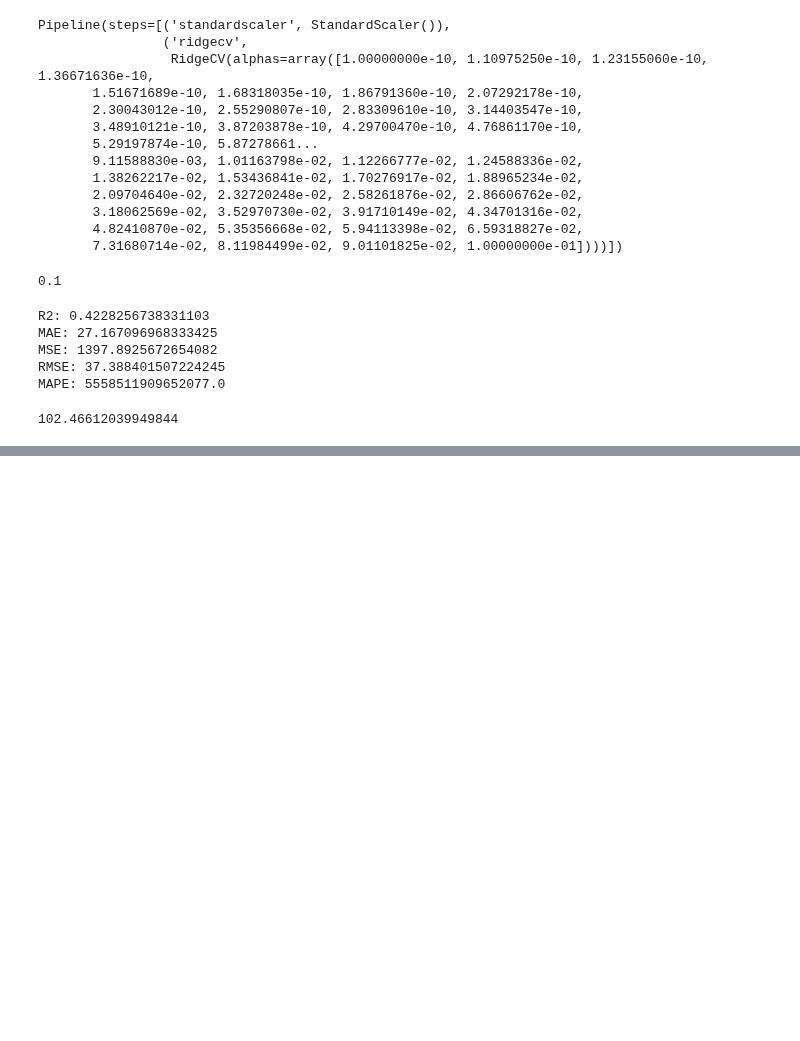
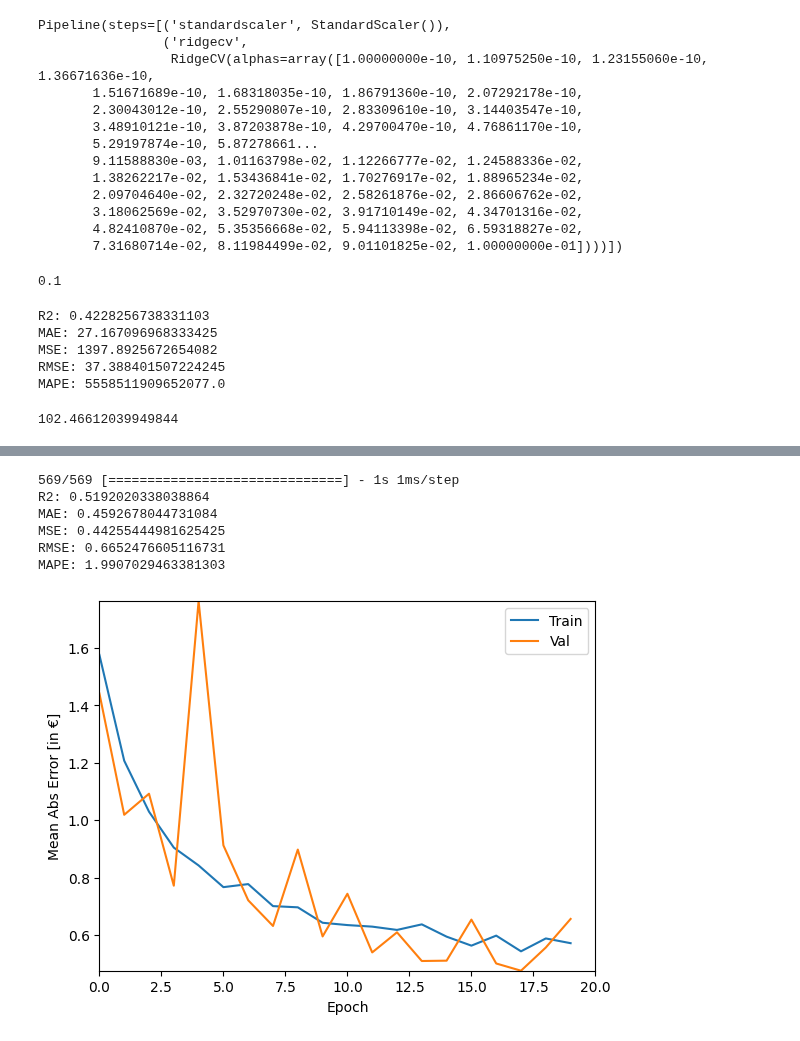
Before and after one commit to hochschule-pforzheim/project-st23-team-f23, a Jupyter notebook: 3_Regression.ipynb, the cells around one changed output, grey strips where cells are left out. Saved outputs shown, nothing was run; the diff lists cells and outputs as text; code cells hidden in the pictures; blank space fills up the shorter version.

```diff
--- a/3_Regression.ipynb
+++ b/3_Regression.ipynb
@@ -447,0 +352,7 @@ maindf.adr.mean()
+# %%
+X_scaled = maindf_scaled.drop(columns='adr')
+y_scaled = maindf_scaled.is_canceled
+# %%
+from sklearn.model_selection import train_test_split
+X_train, X_test, y_train, y_test = train_test_split(X, y, test_size=0.2, random_state=42, shuffle = True)
+X_train_scaled, X_test_scaled, y_train_scaled, y_test_scaled = train_test_split(X_scaled, y_scaled, test_size=0.2, random_state=42, shuffle = True)
@@ -447,0 +396,28 @@ maindf.adr.mean()
+# %%
+import matplotlib.pyplot as plt
+def plot_history(history):
+  plt.figure()
+  plt.xlabel('Epoch')
+  plt.ylabel('Mean Abs Error [in €]')
+  plt.plot(history.epoch, np.array(history.history['mae']),
+           label='Train')
+  plt.plot(history.epoch, np.array(history.history['val_mae']),
+           label = 'Val')
+  plt.legend()
+  plt.ylim([min(history.history['val_mae']),max(history.history['val_mae'])])
+  plt.xlim([0,20])
+
+def plot_prediction(test_labels, test_predictions):
+  plt.figure()
+  plt.scatter(test_labels, test_predictions)
+  plt.xlabel('True Values')
+  plt.ylabel('Predictions')
+  plt.axis('equal')
+  plt.xlim([-10, 100])
+  plt.ylim([-30, 30])
+  _ = plt.plot([-10, 10],[-10,10])
+# %%
+EPOCHS = 20
+
+history_scaled = model.fit(X_train_scaled, y_train_scaled, epochs=EPOCHS,
+                    validation_split=0.2, verbose=1)
@@ -447,0 +442,13 @@ maindf.adr.mean()
+# %%
+evaluate(model, X_test_scaled, y_test_scaled)
+# %% [output]
+569/569 [==============================] - 1s 1ms/step
+R2: 0.5192020338038864
+MAE: 0.4592678044731084
+MSE: 0.44255444981625425
+RMSE: 0.6652476605116731
+MAPE: 1.9907029463381303
+# %%
+plot_history(history_scaled)
+# %% [output]
+[figure, added]
```
Also changed, not shown: parts of 52 cells of this notebook.
